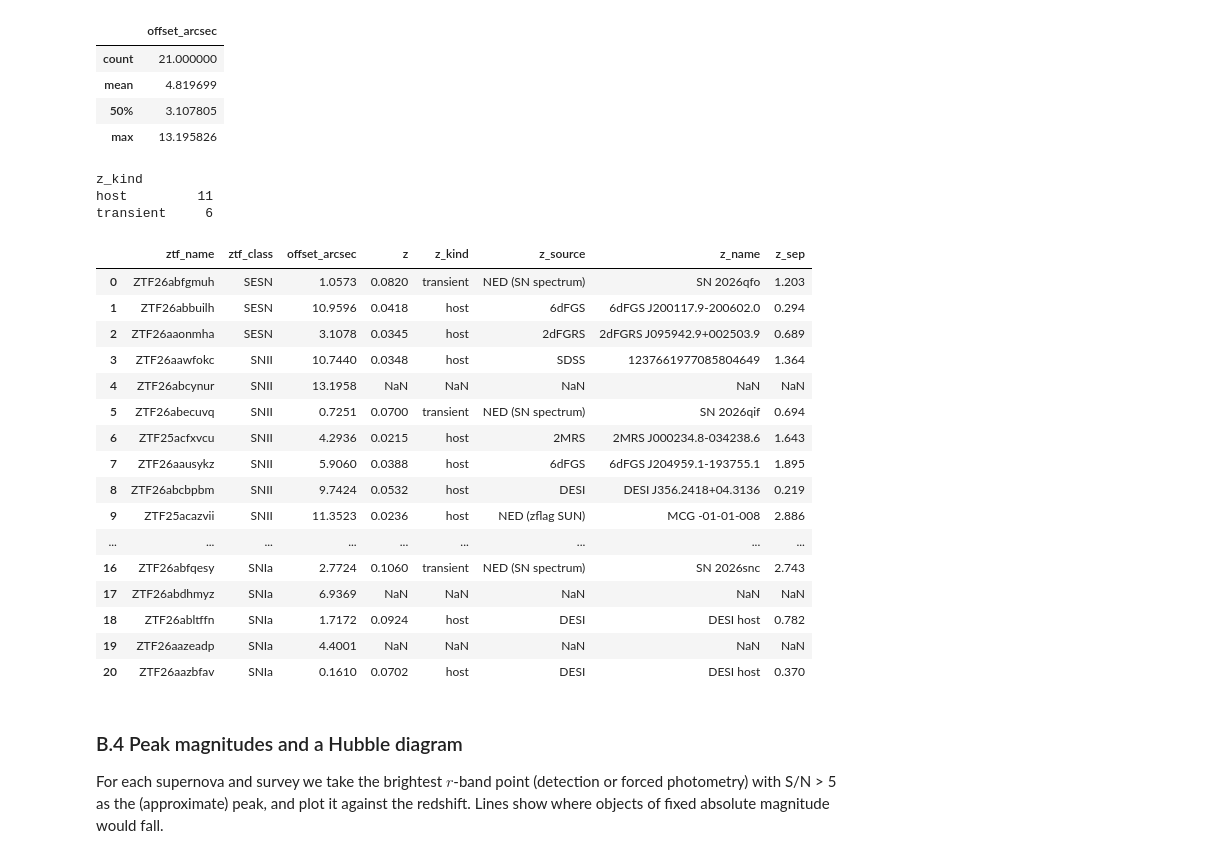
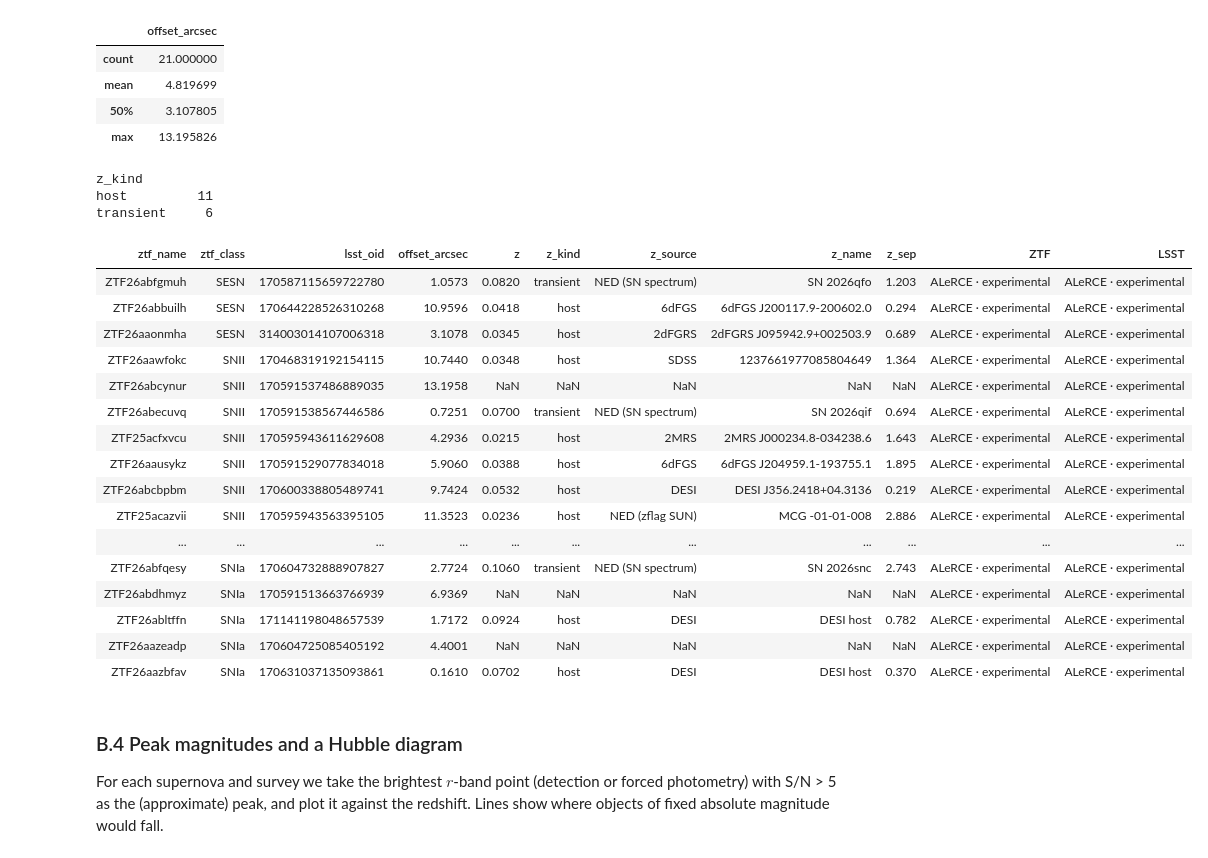
Before and after one commit to fforster/alerce-iucaa-2026, a Jupyter notebook: 03_supernovae.ipynb, the cells around one changed output. Cells and saved outputs as stored; diff of their text form; code cells hidden in the pictures.

```diff
--- a/03_supernovae.ipynb
+++ b/03_supernovae.ipynb
@@ -614,52 +628,53 @@ def host_redshift(name, host_ra, host_dec, radius=3.0):
           AND z IS NOT NULL""").to_table().to_pandas()
     if len(n):
         n["d"] = am.angular_sep_arcsec(host_ra, host_dec, n.ra, n.dec)
         n = n.sort_values("d")
         spec = n[n.zflag.astype(str).str.startswith("S") & (n.prefphytype != "SN")]
         if len(spec):
             return dict(z=spec.z.iloc[0], z_kind="host", z_source="NED (zflag " + spec.zflag.iloc[0] + ")",
                         z_name=spec.prefname.iloc[0], z_sep=spec.d.iloc[0])
         sn = n[n.prefphytype == "SN"]
         if len(sn):
             return dict(z=sn.z.iloc[0], z_kind="transient", z_source="NED (SN spectrum)",
                         z_name=sn.prefname.iloc[0], z_sep=sn.d.iloc[0])
     return dict(z=np.nan, z_kind="", z_source="", z_name="", z_sep=np.nan)
 
 
 if REBUILD:
     zs = []
     for r in hosts.itertuples():
         zs.append(dict(ztf_name=r.ztf_name, **host_redshift(r.ztf_name, r.ra_delight, r.dec_delight)))
         time.sleep(1)
     zs = pd.DataFrame(zs)
 else:
     zs = pd.read_csv("data/sn_hosts.csv")
 
 hosts = hosts.merge(zs, on="ztf_name", how="left")
 print(hosts.z_kind.value_counts().to_string())
-hosts.merge(sample[["ztf_name", "ztf_class"]])[
-    ["ztf_name", "ztf_class", "offset_arcsec", "z", "z_kind", "z_source", "z_name", "z_sep"]].round(4)
+am.show_table(hosts.merge(sample[["ztf_name", "ztf_class", "lsst_oid"]])[
+    ["ztf_name", "ztf_class", "lsst_oid", "offset_arcsec", "z", "z_kind", "z_source", "z_name", "z_sep"]].round(4),
+    {"ZTF": ("ztf_name", "ztf"), "LSST": ("lsst_oid", "lsst")})
 # %% [output]
 z_kind
 host         11
 transient     6
-|  | ztf_name | ztf_class | offset_arcsec | z | z_kind | z_source | z_name | z_sep |
-| 0 | ZTF26abfgmuh | SESN | 1.0573 | 0.0820 | transient | NED (SN spectrum) | SN 2026qfo | 1.203 |
-| 1 | ZTF26abbuilh | SESN | 10.9596 | 0.0418 | host | 6dFGS | 6dFGS J200117.9-200602.0 | 0.294 |
-| 2 | ZTF26aaonmha | SESN | 3.1078 | 0.0345 | host | 2dFGRS | 2dFGRS J095942.9+002503.9 | 0.689 |
-| 3 | ZTF26aawfokc | SNII | 10.7440 | 0.0348 | host | SDSS | 1237661977085804649 | 1.364 |
-| 4 | ZTF26abcynur | SNII | 13.1958 | NaN | NaN | NaN | NaN | NaN |
-| 5 | ZTF26abecuvq | SNII | 0.7251 | 0.0700 | transient | NED (SN spectrum) | SN 2026qif | 0.694 |
-| 6 | ZTF25acfxvcu | SNII | 4.2936 | 0.0215 | host | 2MRS | 2MRS J000234.8-034238.6 | 1.643 |
-| 7 | ZTF26aausykz | SNII | 5.9060 | 0.0388 | host | 6dFGS | 6dFGS J204959.1-193755.1 | 1.895 |
-| 8 | ZTF26abcbpbm | SNII | 9.7424 | 0.0532 | host | DESI | DESI J356.2418+04.3136 | 0.219 |
-| 9 | ZTF25acazvii | SNII | 11.3523 | 0.0236 | host | NED (zflag SUN) | MCG -01-01-008 | 2.886 |
-| ... | ... | ... | ... | ... | ... | ... | ... | ... |
-| 16 | ZTF26abfqesy | SNIa | 2.7724 | 0.1060 | transient | NED (SN spectrum) | SN 2026snc | 2.743 |
-| 17 | ZTF26abdhmyz | SNIa | 6.9369 | NaN | NaN | NaN | NaN | NaN |
-| 18 | ZTF26abltffn | SNIa | 1.7172 | 0.0924 | host | DESI | DESI host | 0.782 |
-| 19 | ZTF26aazeadp | SNIa | 4.4001 | NaN | NaN | NaN | NaN | NaN |
-| 20 | ZTF26aazbfav | SNIa | 0.1610 | 0.0702 | host | DESI | DESI host | 0.370 |
+| ztf_name | ztf_class | lsst_oid | offset_arcsec | z | z_kind | z_source | z_name | z_sep | ZTF | LSST |
+| ZTF26abfgmuh | SESN | 170587115659722780 | 1.0573 | 0.0820 | transient | NED (SN spectrum) | SN 2026qfo | 1.203 | ALeRCE · experimental | ALeRCE · experimental |
+| ZTF26abbuilh | SESN | 170644228526310268 | 10.9596 | 0.0418 | host | 6dFGS | 6dFGS J200117.9-200602.0 | 0.294 | ALeRCE · experimental | ALeRCE · experimental |
+| ZTF26aaonmha | SESN | 314003014107006318 | 3.1078 | 0.0345 | host | 2dFGRS | 2dFGRS J095942.9+002503.9 | 0.689 | ALeRCE · experimental | ALeRCE · experimental |
+| ZTF26aawfokc | SNII | 170468319192154115 | 10.7440 | 0.0348 | host | SDSS | 1237661977085804649 | 1.364 | ALeRCE · experimental | ALeRCE · experimental |
+| ZTF26abcynur | SNII | 170591537486889035 | 13.1958 | NaN | NaN | NaN | NaN | NaN | ALeRCE · experimental | ALeRCE · experimental |
+| ZTF26abecuvq | SNII | 170591538567446586 | 0.7251 | 0.0700 | transient | NED (SN spectrum) | SN 2026qif | 0.694 | ALeRCE · experimental | ALeRCE · experimental |
+| ZTF25acfxvcu | SNII | 170595943611629608 | 4.2936 | 0.0215 | host | 2MRS | 2MRS J000234.8-034238.6 | 1.643 | ALeRCE · experimental | ALeRCE · experimental |
+| ZTF26aausykz | SNII | 170591529077834018 | 5.9060 | 0.0388 | host | 6dFGS | 6dFGS J204959.1-193755.1 | 1.895 | ALeRCE · experimental | ALeRCE · experimental |
+| ZTF26abcbpbm | SNII | 170600338805489741 | 9.7424 | 0.0532 | host | DESI | DESI J356.2418+04.3136 | 0.219 | ALeRCE · experimental | ALeRCE · experimental |
+| ZTF25acazvii | SNII | 170595943563395105 | 11.3523 | 0.0236 | host | NED (zflag SUN) | MCG -01-01-008 | 2.886 | ALeRCE · experimental | ALeRCE · experimental |
+| ... | ... | ... | ... | ... | ... | ... | ... | ... | ... | ... |
+| ZTF26abfqesy | SNIa | 170604732888907827 | 2.7724 | 0.1060 | transient | NED (SN spectrum) | SN 2026snc | 2.743 | ALeRCE · experimental | ALeRCE · experimental |
+| ZTF26abdhmyz | SNIa | 170591513663766939 | 6.9369 | NaN | NaN | NaN | NaN | NaN | ALeRCE · experimental | ALeRCE · experimental |
+| ZTF26abltffn | SNIa | 171141198048657539 | 1.7172 | 0.0924 | host | DESI | DESI host | 0.782 | ALeRCE · experimental | ALeRCE · experimental |
+| ZTF26aazeadp | SNIa | 170604725085405192 | 4.4001 | NaN | NaN | NaN | NaN | NaN | ALeRCE · experimental | ALeRCE · experimental |
+| ZTF26aazbfav | SNIa | 170631037135093861 | 0.1610 | 0.0702 | host | DESI | DESI host | 0.370 | ALeRCE · experimental | ALeRCE · experimental |
 # %% [markdown]
 ### B.4 Peak magnitudes and a Hubble diagram
 
```
Also changed, not shown: parts of 8 cells of this notebook, 1 other file.
